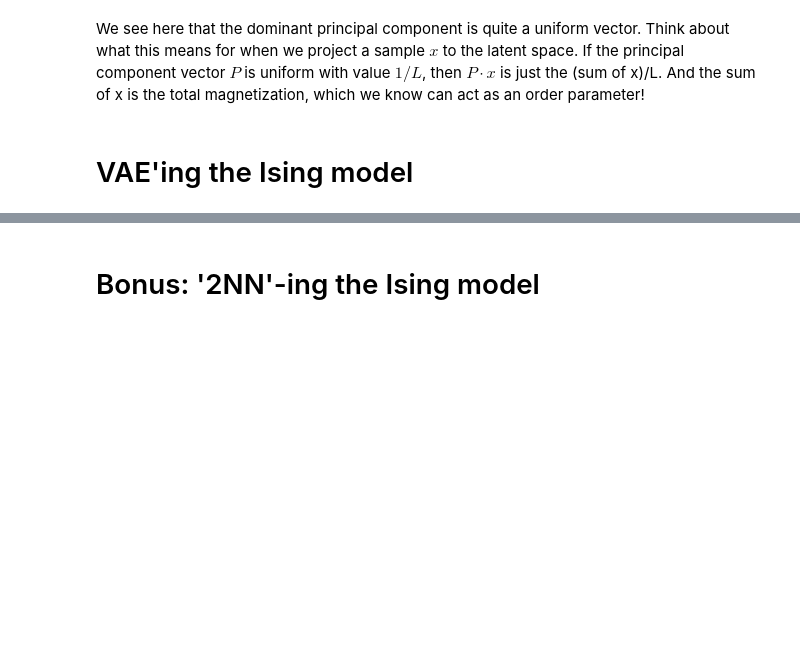
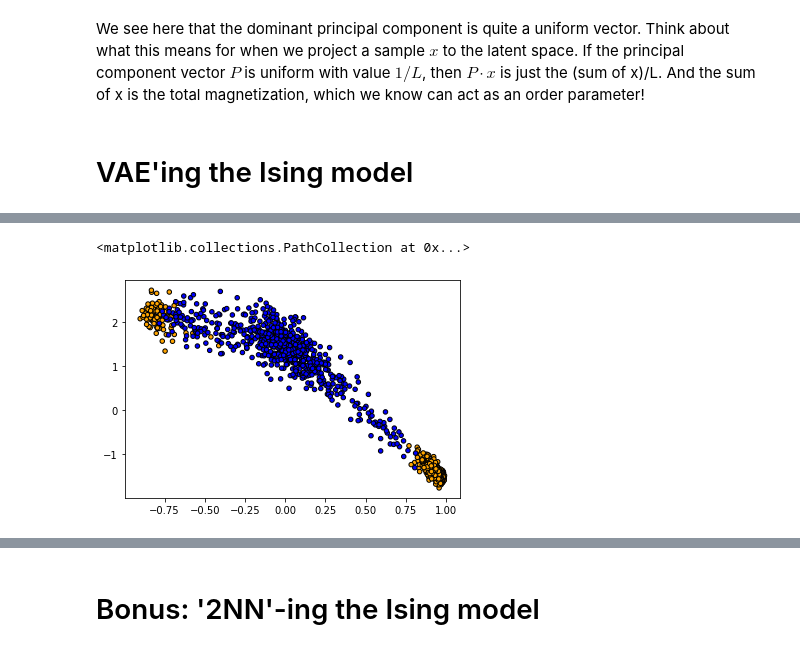
Before and after one commit to CRC183-summer-school/school_2021, a Jupyter notebook: notebooks/EvN_Lecture_2.ipynb, the cells around one changed output, grey strips where cells are left out. Cells and saved outputs as stored; diff of their text form; code cells hidden in the pictures; blank space fills up the shorter version.

```diff
--- a/notebooks/EvN_Lecture_2.ipynb
+++ b/notebooks/EvN_Lecture_2.ipynb
@@ -139,7 +185,7 @@ class Encoder(nn.Module):
 
     @nn.compact
     def __call__(self, x):
-        x = nn.Dense(500, name='fc1')(x)
+        x = nn.Dense(256, name='fc1')(x)
         x = nn.relu(x)
         mean_x = nn.Dense(self.latent_dim, name='fc2_mean')(x)
 
@@ -151,9 +197,10 @@ class Encoder(nn.Module):
 class Decoder(nn.Module):
     @nn.compact
     def __call__(self, z):
-        z = nn.Dense(500, name='fc1')(z)
+        z = nn.Dense(256, name='fc1')(z)
         z = nn.relu(z)
-        z = nn.Dense(10**2, name='fc2')(z)  # L = 10
+        z = nn.Dense(data.shape[1], name='fc2')(z)
+        z = nn.tanh(z)
         return z
 # %%
 class VAE(nn.Module):
@@ -169,7 +216,7 @@ class VAE(nn.Module):
         recon_x = self.decoder(z)
         return recon_x, mean, logvar
 
-    def generate(z):
+    def generate(self, z):
         return self.decoder(z)
 
 def reparameterize(rng, mean, logvar):
@@ -202,31 +274,37 @@ def train_step(optimizer, batch, z_rng):
     return optimizer
 # %%
 batch_size = 32
-init_data = jnp.ones((batch_size, 100), jnp.float32)
+init_data = jnp.ones((batch_size, data.shape[1]), jnp.float32)
 
-key = random.PRNGKey(0)
-
-latent_dim = 4
+latent_dim = 1
 vae = VAE(latent_dim = latent_dim)
 params = vae.init(key, init_data, key)['params']
 
-optimizer = optim.Adam(learning_rate=1e-2).create(params)
+optimizer = optim.Adam(learning_rate=1e-4).create(params)
 optimizer = jax.device_put(optimizer)
 
 rng, z_key, eval_rng = random.split(key, 3)
 z = random.normal(z_key, (64, latent_dim))
 
 # Divide into batches
-num_batches = len(train_x) // batch_size
+num_batches = len(data) // batch_size
 
-num_epochs = 10
+# Loop over the training epochs
+num_epochs=200
 for epoch in range(num_epochs):
+
     # Shuffle data
-    indices = np.random.permutation(len(train_x))
+    indices = np.random.permutation(len(data))
     batch_indices = jnp.split(indices[:num_batches*batch_size], batch_size)
 
     for b in range(len(batch_indices)):
-        batch = train_x[batch_indices[b]]
+        batch = jnp.array([data[i] for i in batch_indices[b]])
         rng, key = random.split(rng)
         optimizer = train_step(optimizer, batch, key)
+
+    metrics, comparison, sample = eval(optimizer.target, test_data, z, eval_rng)
+
+    print('eval epoch: {}, loss: {:.4f}, BCE: {:.4f}, KLD: {:.4f}'.format(
+        epoch + 1, metrics['loss'], metrics['bce'], metrics['kld']
+    ))
 # %% [output]
@@ -233,0 +328,8 @@ NameError: name 'train_x' is not defined
+# %%
+recon_x, mean, logvar = vae.apply({'params': optimizer.target}, test_data, z_key)
+magnetization = np.mean(test_data, axis=1)
+colors = ['orange' if t < 2.27 else 'blue' for t in temperatures]
+plt.scatter( magnetization, mean, c=colors, edgecolors='k', s = 20 )
+# %% [output]
+<matplotlib.collections.PathCollection at 0x...>
+[figure, added]
```
Also changed, not shown: parts of 15 cells of this notebook, 1 other file.
